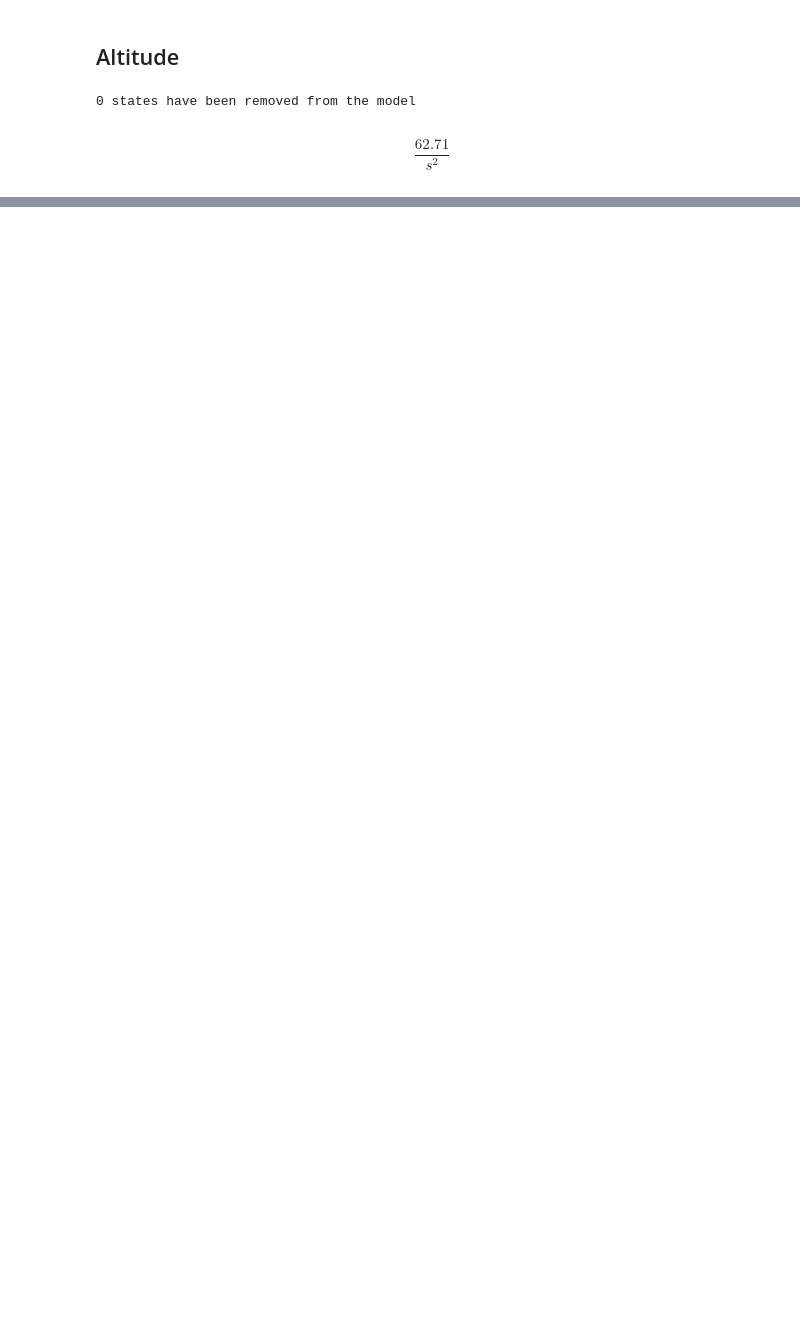
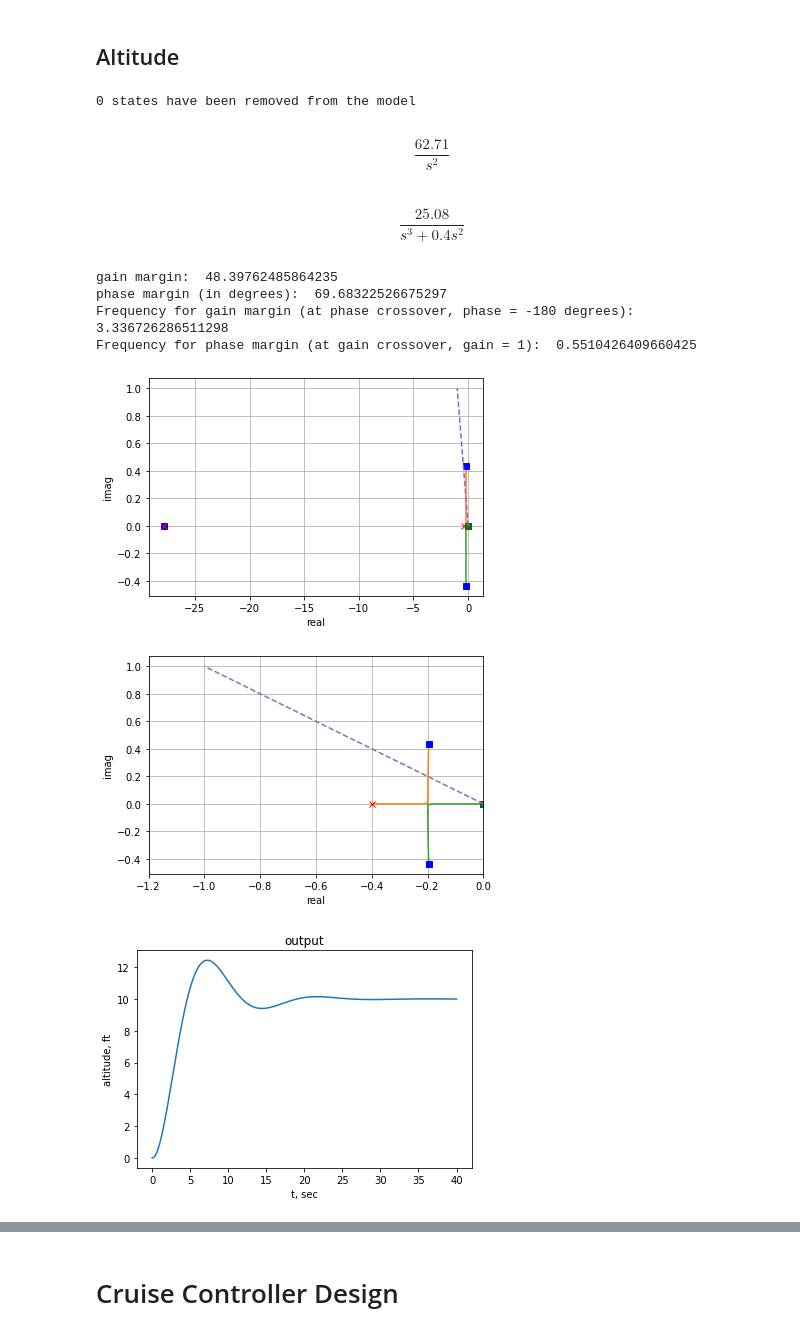
Before and after one commit to smallpondtom/aae451-notebook, a Jupyter notebook: 6-Simulation/Trim.ipynb, the cells around one changed output, grey strips where cells are left out. Cells and saved outputs as stored; diff of their text form; code cells hidden in the pictures; blank space fills up the shorter version.

```diff
--- a/6-Simulation/Trim.ipynb
+++ b/6-Simulation/Trim.ipynb
@@ -858,3 +930,16 @@ G_rudder_to_yaw
 # %% [output]
 0 states have been removed from the model
 $$\frac{0.553}{s^2}$$
+# %%
+sys1 = control.series(sys1, -1/s)
+sys1 = control.tf2ss(sys1)
+sys2 = control.series(sys2, -1/s)
+sys2 = control.tf2ss(sys2)
+sys3 = control.series(sys3, -1/s)
+sys3 = control.tf2ss(sys3)
+sys4 = control.series(sys4, -1/s)
+sys4 = control.tf2ss(sys4)
+
+sys_yaw = control.append(sys1, sys2, sys3, sys4)
+sys_yaw = control.ss2tf(sys_yaw)
+sys_yaw
@@ -876,38 +969,74 @@ G_throttle_to_alt
 # %% [output]
 0 states have been removed from the model
 $$\frac{62.71}{s^2}$$
+# %%
+# Add the actuator
+tau = 0.4
+G_act = tau / (s + tau)
+G_throttle_to_alt *= G_act
+G_throttle_to_alt
+# %% [output]
+$$\frac{25.08}{s^3 + 0.4 s^2}$$
 # %%
-H_throttle_to_alt = 0.01*(2*s + 1)
+# PD gains to lead-lag gains
+Kp = 9.11459759968896e-10
+Kd = 0.00911454537591535
+N = 27.8343628363698
+
+c1 = N*Kd + Kp
+c2 = N*Kp
+c3 = 1
+c4 = N
+
+H_throttle_to_alt = (c1 * s + c2) / (c3 * s + c4)
 
 
 plt.figure()
 rootlocus(G_throttle_to_alt*H_throttle_to_alt)
+plt.plot([0, -1], [0, 1], '--')
+
+plt.figure()
+rootlocus(G_throttle_to_alt*H_throttle_to_alt)
+plt.xlim([-1.2, 0])
 plt.plot([0, -1], [0, 1], '--')
 
 Gc_throttle_to_alt = G_throttle_to_alt*H_throttle_to_alt/(1 + G_throttle_to_alt*H_throttle_to_alt)
 
 plt.figure()
 step_size = 10
 t, y = control.step_response(step_size*Gc_throttle_to_alt, T=np.linspace(0, 40, 1000))
 plt.plot(t, y)
 plt.xlabel('t, sec')
 plt.ylabel('altitude, ft')
 plt.title('output')
 
 plt.figure()
 # error computed in ft
 e = step_size-y
 t, u, _= control.forced_response(H_throttle_to_alt, T=t, U=e)
 plt.hlines([-0.1, 0.1], t[0], t[-1], linestyles='dashed')
 plt.plot(t, u)
 plt.xlabel('t, sec')
 plt.ylabel('throtle %')
 plt.title('input')
 
 plt.figure()
 control.nyquist(Gc_throttle_to_alt, omega=np.logspace(-3, 3, 1000))
 
 plt.figure(figsize=(15, 7))
 control.gangof4(G_throttle_to_alt, H_throttle_to_alt, Hz=True, dB=True)
 
-control.margin(Gc_throttle_to_alt)
+
+gm, pm, wg, wp = control.margin(Gc_throttle_to_alt)
+print('gain margin: ', gm)
+print('phase margin (in degrees): ', pm)
+print('Frequency for gain margin (at phase crossover, phase = -180 degrees): ', wg)
+print('Frequency for phase margin (at gain crossover, gain = 1): ', wp)
+# %% [output]
+gain margin:  48.39762485864235
+phase margin (in degrees):  69.68322526675297
+Frequency for gain margin (at phase crossover, phase = -180 degrees):  3.336726286511298
+Frequency for phase margin (at gain crossover, gain = 1):  0.5510426409660425
+[figure, added]
+[figure, added]
+[figure, added]
@@ -913,0 +1046,2 @@ control.margin(Gc_throttle_to_alt)
+# %% [markdown]
+# Cruise Controller Design
```
Also changed, not shown: parts of 32 cells of this notebook, 8 other files.
